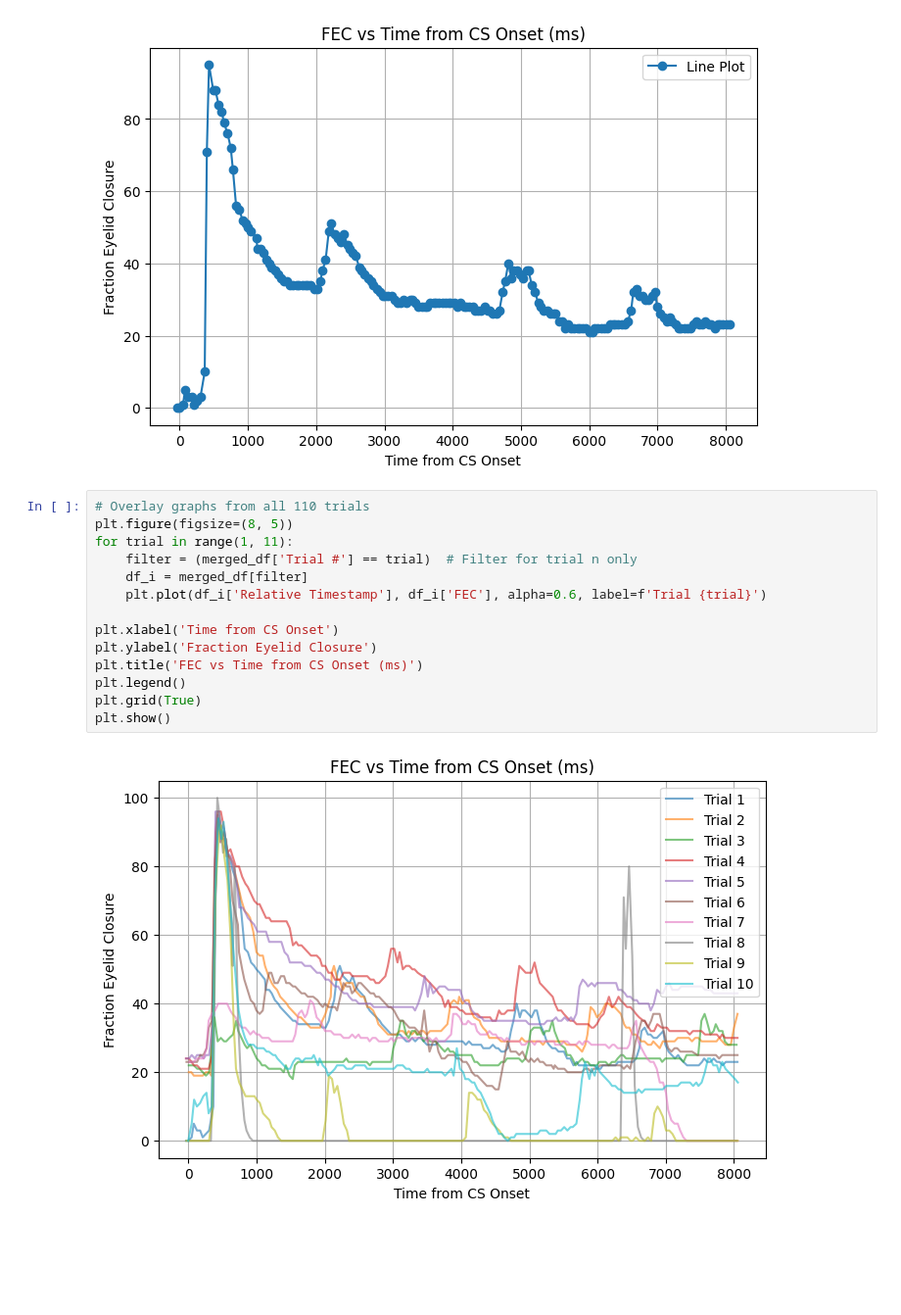
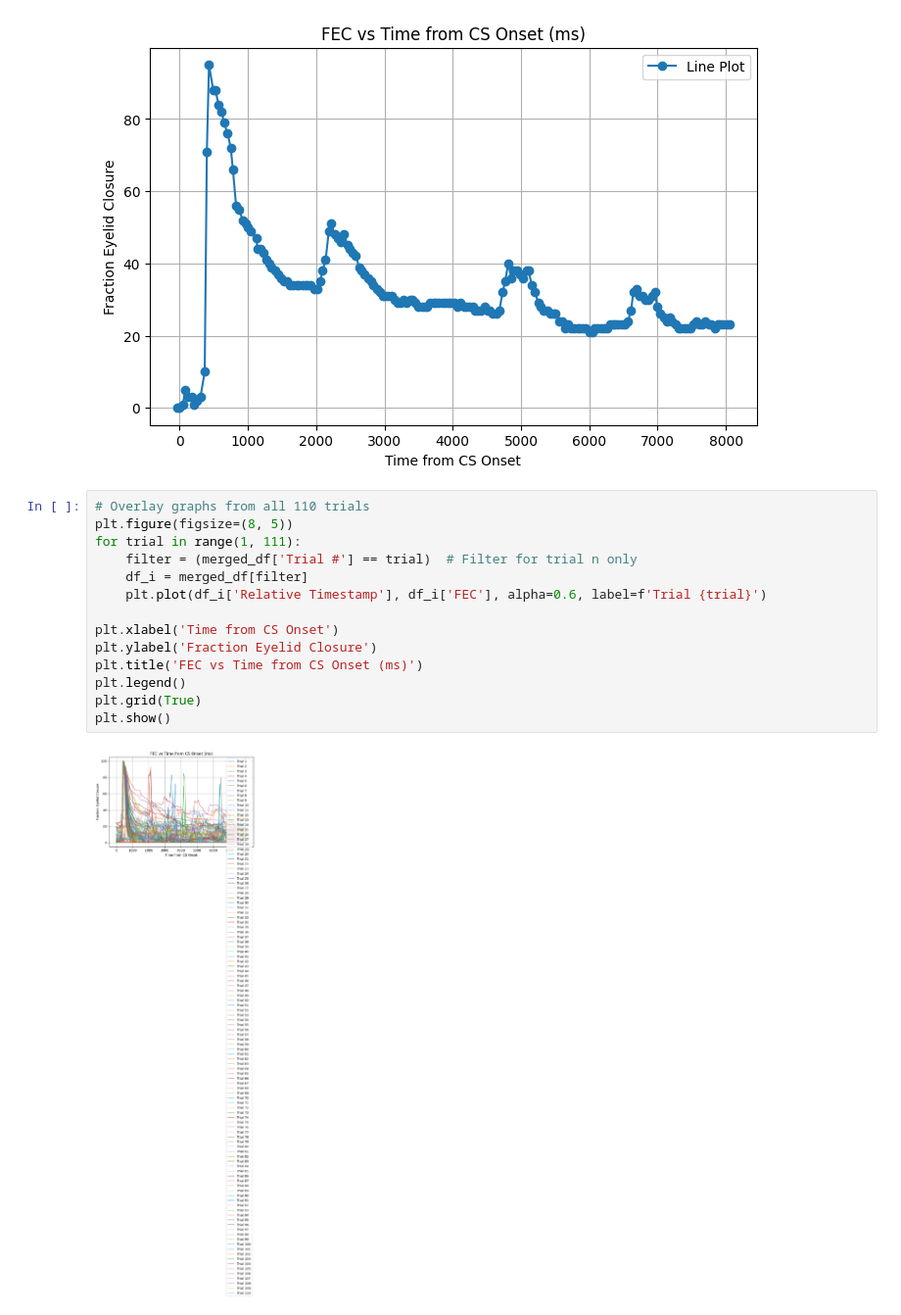
Before and after one commit to alvinadjei/Eyeblink, a Jupyter notebook: Code/analysis/exploratory.ipynb, the cells around one changed output. Shown at 98% size. Saved outputs shown, nothing was run; the diff lists cells and outputs as text; blank space fills up the shorter version.

```diff
--- a/Code/analysis/exploratory.ipynb
+++ b/Code/analysis/exploratory.ipynb
@@ -95,16 +95,16 @@ plt.show()
 # %%
 # Overlay graphs from all 110 trials
 plt.figure(figsize=(8, 5))
-for trial in range(1, 11):
+for trial in range(1, 111):
     filter = (merged_df['Trial #'] == trial)  # Filter for trial n only
     df_i = merged_df[filter]
     plt.plot(df_i['Relative Timestamp'], df_i['FEC'], alpha=0.6, label=f'Trial {trial}')
 
 plt.xlabel('Time from CS Onset')
 plt.ylabel('Fraction Eyelid Closure')
 plt.title('FEC vs Time from CS Onset (ms)')
 plt.legend()
 plt.grid(True)
 plt.show()
 # %% [output]
-[figure, old version]
+[figure, new version]
```
Also changed, not shown: 3 other files.
